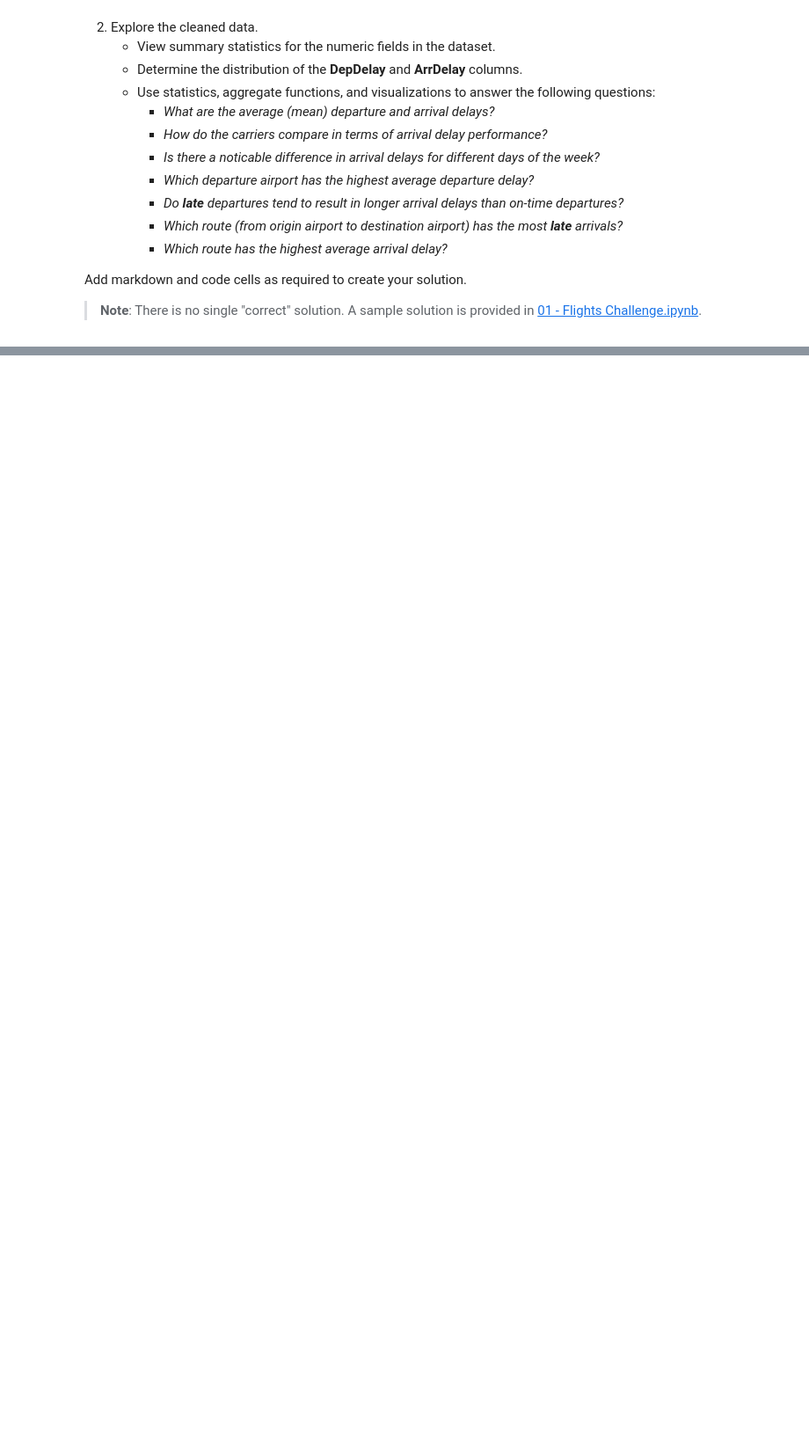
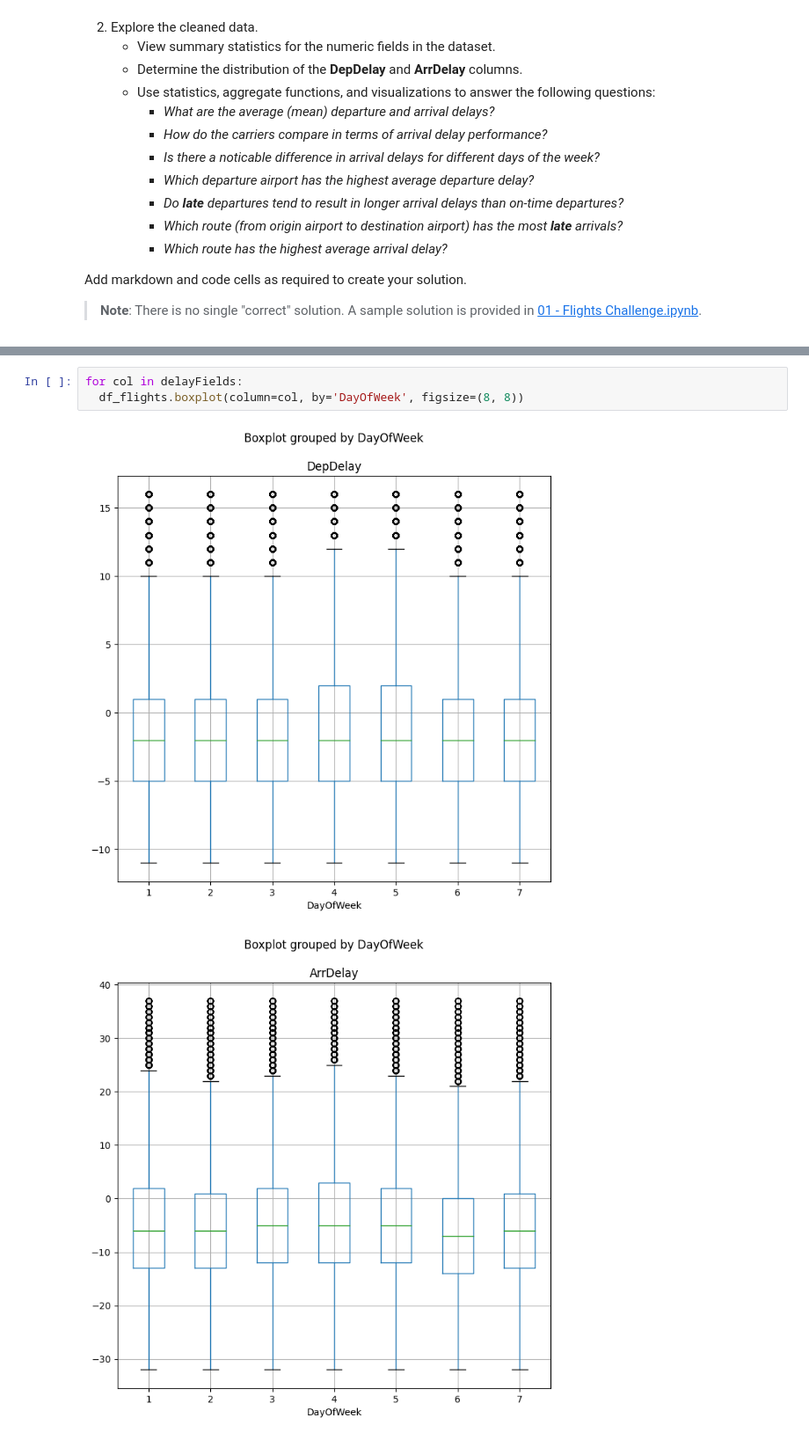
Before and after one commit to ignaciops00/ml-basics, a Jupyter notebook: challenges/01 - Flights Challenge.ipynb, the cells around one changed output, grey strips where cells are left out. Shown at 88% size. Saved outputs shown, nothing was run; the diff lists cells and outputs as text; blank space fills up the shorter version.

```diff
--- a/challenges/01 - Flights Challenge.ipynb
+++ b/challenges/01 - Flights Challenge.ipynb
@@ -117,0 +270,6 @@ fig.show()
+# %%
+for col in delayFields:
+  df_flights.boxplot(column=col, by='DayOfWeek', figsize=(8, 8))
+# %% [output]
+[figure, added]
+[figure, added]
```
Also changed, not shown: parts of 21 cells of this notebook, 1 other file.
